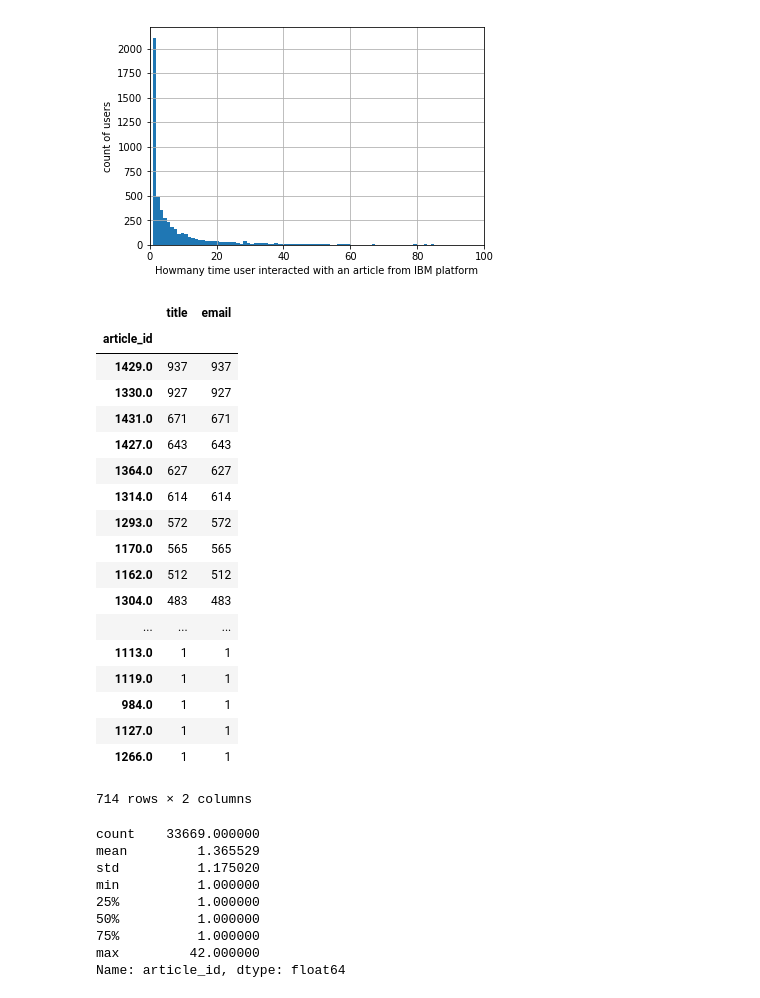
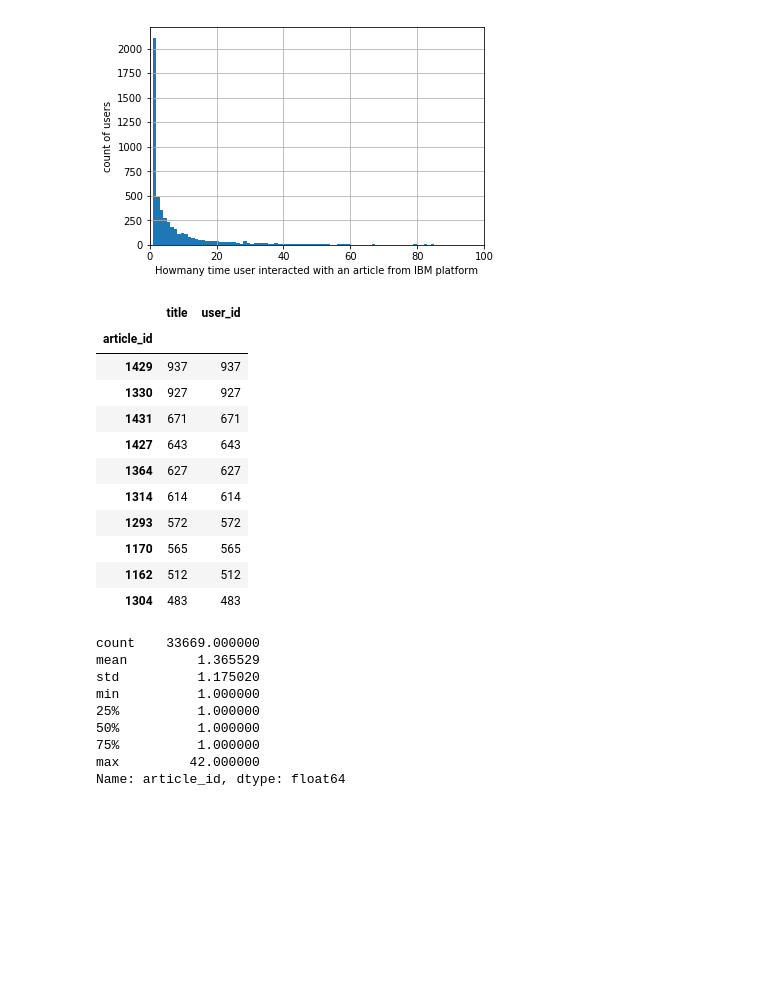
Before and after one commit to ania4data/IBM_recommendation_system, a Jupyter notebook: Recommendations_with_IBM.ipynb, the cells around one changed output. Cells and saved outputs as stored; diff of their text form; code cells hidden in the pictures; blank space fills up the shorter version.

Commit message:
added user-user-recs

```diff
--- a/Recommendations_with_IBM.ipynb
+++ b/Recommendations_with_IBM.ipynb
@@ -194,27 +202,20 @@ Text(0,0.5,'count of users')
 # %%
 count_article_per_user_article = df.groupby(by=['email','article_id']).article_id.count()
 # %%
-df.groupby(by=['article_id']).count().sort_values(by='title', ascending=False)
+df.groupby(by=['article_id']).count().sort_values(by='title', ascending=False)[0:10]
 # %% [output]
-|  | title | email |
+|  | title | user_id |
 | article_id |  |  |
-| 1429.0 | 937 | 937 |
-| 1330.0 | 927 | 927 |
-| 1431.0 | 671 | 671 |
-| 1427.0 | 643 | 643 |
-| 1364.0 | 627 | 627 |
-| 1314.0 | 614 | 614 |
-| 1293.0 | 572 | 572 |
-| 1170.0 | 565 | 565 |
-| 1162.0 | 512 | 512 |
-| 1304.0 | 483 | 483 |
-| ... | ... | ... |
-| 1113.0 | 1 | 1 |
-| 1119.0 | 1 | 1 |
-| 984.0 | 1 | 1 |
-| 1127.0 | 1 | 1 |
-| 1266.0 | 1 | 1 |
+| 1429 | 937 | 937 |
+| 1330 | 927 | 927 |
+| 1431 | 671 | 671 |
+| 1427 | 643 | 643 |
+| 1364 | 627 | 627 |
+| 1314 | 614 | 614 |
+| 1293 | 572 | 572 |
+| 1170 | 565 | 565 |
+| 1162 | 512 | 512 |
+| 1304 | 483 | 483 |
-714 rows × 2 columns
 # %%
 print(count_article_per_user_article.describe())
 plt.hist(count_article_per_user_article.values, bins=40);
```
Also changed, not shown: parts of 57 cells of this notebook.
